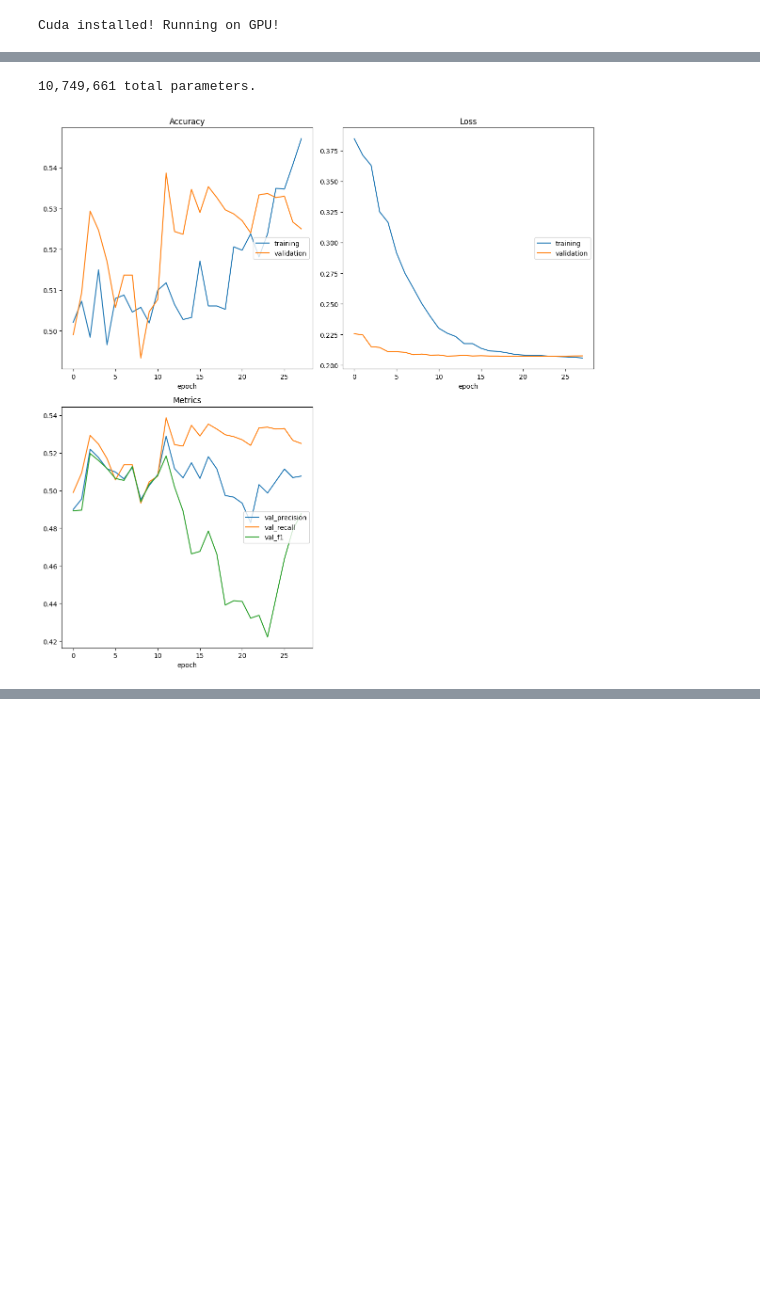
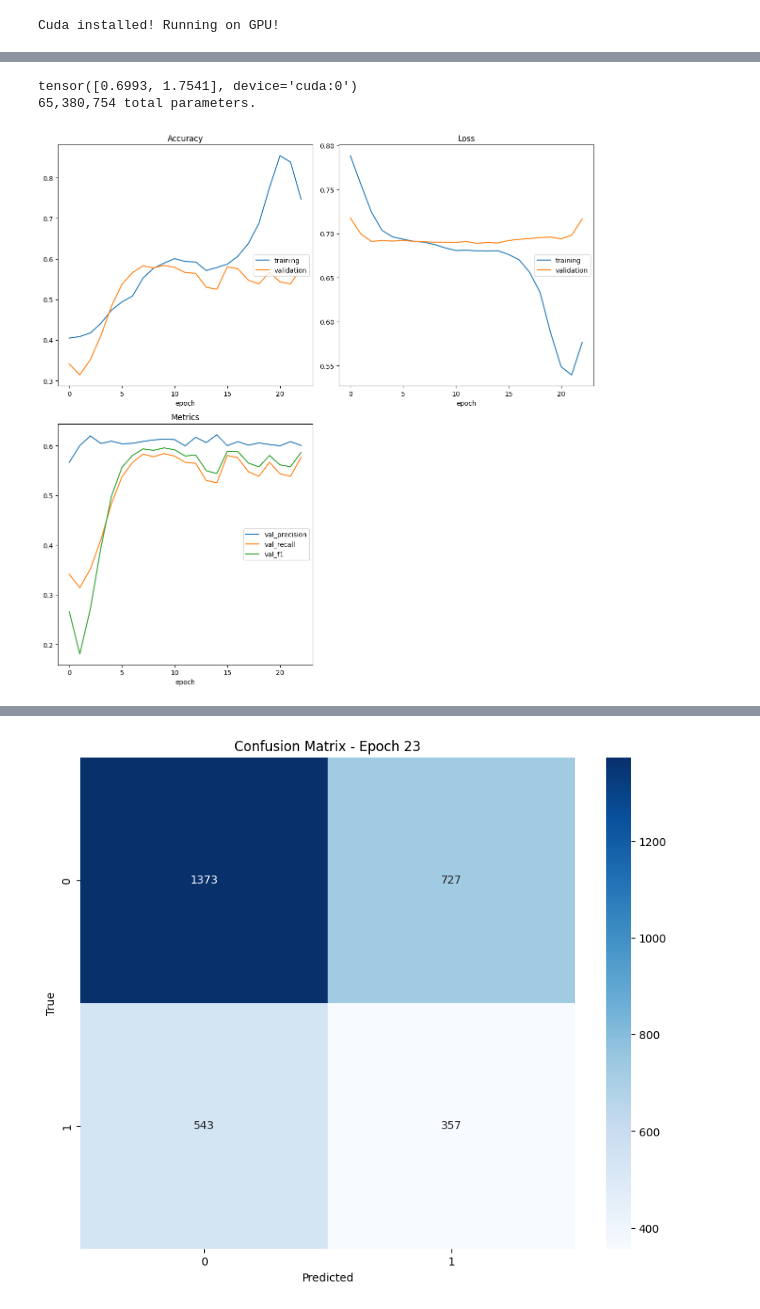
Before and after one commit to mchrisgm/Innovative-Approaches-to-Asset-Prediction, a Jupyter notebook: notebooks/Model training.ipynb, the cells around one changed output, grey strips where cells are left out. Saved outputs shown, nothing was run; the diff lists cells and outputs as text; code cells hidden in the pictures; blank space fills up the shorter version.

```diff
--- a/notebooks/Model training.ipynb
+++ b/notebooks/Model training.ipynb
@@ -501,14 +522,24 @@ def save_model(model: FlexibleNet, config: dict, val_accuracy: float, run_id, pa
     json.dump(config, open(f'./deep_learning/models/{run_id}.{config["data_filename"]}.{config["output_size"]}.{val_accuracy*100:.0f}.json', 'w'))
 
     return f'{run_id}.{config["data_filename"]}.{config["output_size"]}.{val_accuracy*100:.0f}'
+# %%
+def calculate_class_weights(targets):
+    targets = targets.flatten()
+    class_counts = np.bincount(targets)
+    total_samples = np.sum(class_counts)
+    class_weights = total_samples / (len(class_counts) * class_counts)
+    return torch.FloatTensor(class_weights)
 # %%
 # Initialize the model, loss function, optimizer, and scaler
 model = FlexibleNet(config).to(device)
 
-# criterion = nn.CrossEntropyLoss()
+# Initialize Cross Entropy Loss
+target_weigths = calculate_class_weights(train_targets).to(device)
+print(target_weigths)
+criterion = nn.CrossEntropyLoss(weight=target_weigths)
 
 # Initialize Focal Loss with alpha and gamma
-criterion = FocalLoss(alpha=1.2, gamma=2.0, reduction='mean')
+# criterion = FocalLoss(alpha=1.2, gamma=2.0, reduction='mean')
 
 # optimizer = optim.Adam(model.parameters(), lr=config['learning_rate'], weight_decay=1e-4)
 optimizer = optim.SGD(model.parameters(), lr=config['learning_rate'], momentum=0.6, weight_decay=0.1)
@@ -516,7 +547,7 @@ scaler = GradScaler()
 
 # Learning rate scheduler
 # scheduler = torch.optim.lr_scheduler.StepLR(optimizer, step_size=5, gamma=0.1)
-scheduler = torch.optim.lr_scheduler.CyclicLR(optimizer, base_lr=1e-7, max_lr=config["learning_rate"], step_size_up=20, cycle_momentum=True)
+scheduler = torch.optim.lr_scheduler.CyclicLR(optimizer, base_lr=1e-7, max_lr=config["learning_rate"], step_size_up=5, cycle_momentum=True)
 
 # Wrap the model with DataParallel to enable multi-GPU support
 if torch.cuda.device_count() > 1:
@@ -529,15 +560,20 @@ total_params = sum(
 )
 print(f'{total_params:,} total parameters.')
 # %% [output]
-10,749,661 total parameters.
+tensor([0.6993, 1.7541], device='cuda:0')
+65,380,754 total parameters.
 # %%
 # Training loop
+import numpy as np
+from sklearn.metrics import confusion_matrix
+import matplotlib.pyplot as plt
+import seaborn as sns
+
 epochs = config['epochs']
 best_val_loss = float('inf')
-
 no_improvement_epochs = 0
-max_no_improvement_epochs = 20  # Maximum number of epochs to wait for improvement
-min_improvement = 0.005         # Minimum improvement to reset the counter
+max_no_improvement_epochs = 20 # Maximum number of epochs to wait for improvement
+min_improvement = 0.005 # Minimum improvement to reset the counter
 
 # Initialize livelossplot
 liveloss = PlotLosses(outputs=['MatplotlibPlot'], groups={'Loss': ['loss', 'val_loss'], 'Accuracy': ['acc', 'val_acc'], 'Metrics': ['val_precision', 'val_recall', 'val_f1']})
@@ -551,12 +587,10 @@ for epoch in range(epochs):
 
     for images, targets in trainloader:
         images, targets = images.to(device), targets.squeeze().to(device)
-
         optimizer.zero_grad()
         with autocast():
             outputs = model(images)
             loss = criterion(outputs, targets)
-
         scaler.scale(loss).backward()
         scaler.step(optimizer)
         scaler.update()
@@ -574,7 +608,6 @@ for epoch in range(epochs):
     val_loss = 0.0
     correct = 0
     total = 0
-
     all_val_targets = []
     all_val_predictions = []
 
@@ -587,7 +620,6 @@ for epoch in range(epochs):
             _, predicted = torch.max(outputs, 1)
             total += targets.size(0)
             correct += (predicted == targets).sum().item()
-
             all_val_targets.extend(targets.cpu().numpy())
             all_val_predictions.extend(predicted.cpu().numpy())
 
@@ -600,46 +632,53 @@ for epoch in range(epochs):
     val_f1 = f1_score(all_val_targets, all_val_predictions, average='weighted')
 
     # Log the values
-    logs['loss'] = train_loss  # Minimize
-    logs['acc'] = train_accuracy  # Maximize
-    logs['val_loss'] = val_loss  # Minimize
-    logs['val_acc'] = val_accuracy  # Maximize
-
-    logs['val_precision'] = val_precision  # Maximize
-    logs['val_recall'] = val_recall  # Maximize
-    logs['val_f1'] = val_f1  # Maximize
+    logs['loss'] = train_loss
+    logs['acc'] = train_accuracy
+    logs['val_loss'] = val_loss
+    logs['val_acc'] = val_accuracy
+    logs['val_precision'] = val_precision
+    logs['val_recall'] = val_recall
+    logs['val_f1'] = val_f1
 
     # Send the logs to livelossplot
     liveloss.update(logs)
     liveloss.send()
 
     print(f"Epoch {epoch+1}/{epochs}, Train Loss: {train_loss:.4f}, Train Accuracy: {train_accuracy:.4f}, Validation Loss: {val_loss:.4f}, Validation Accuracy: {val_accuracy:.4f}")
 
     # Print example predictions
     print_examples(all_val_targets, all_val_predictions, num_examples=10)
+
+    # Compute and plot confusion matrix
+    cm = confusion_matrix(all_val_targets, all_val_predictions)
+    plt.figure(figsize=(10, 8))
+    sns.heatmap(cm, annot=True, fmt='d', cmap='Blues')
+    plt.title(f'Confusion Matrix - Epoch {epoch+1}')
+    plt.xlabel('Predicted')
+    plt.ylabel('True')
+    plt.show()
 
     # Step the scheduler
     scheduler.step()
 
     # Check for improvement
     if val_loss < best_val_loss - min_improvement:
         best_val_loss = val_loss
         no_improvement_epochs = 0
         filename = save_model(model, config, val_accuracy, run_id)
     else:
         no_improvement_epochs += 1
-
-    print(f"No improvement for {no_improvement_epochs} epochs.")
+        print(f"No improvement for {no_improvement_epochs} epochs.")
 
     if no_improvement_epochs >= max_no_improvement_epochs:
         print("Stopping training.")
         break
 
     if train_accuracy >= 0.9999:
         print("Training accuracy reached 100%.")
         break
 
 filename = save_model(model, config, val_accuracy, run_id)
 print('Finished Training')
 # %% [output]
-[figure, old version]
+[figure, new version]
@@ -662,0 +703 @@ Finished Training
+[figure, added]
```
Also changed, not shown: parts of 9 cells of this notebook, 12 other files.
